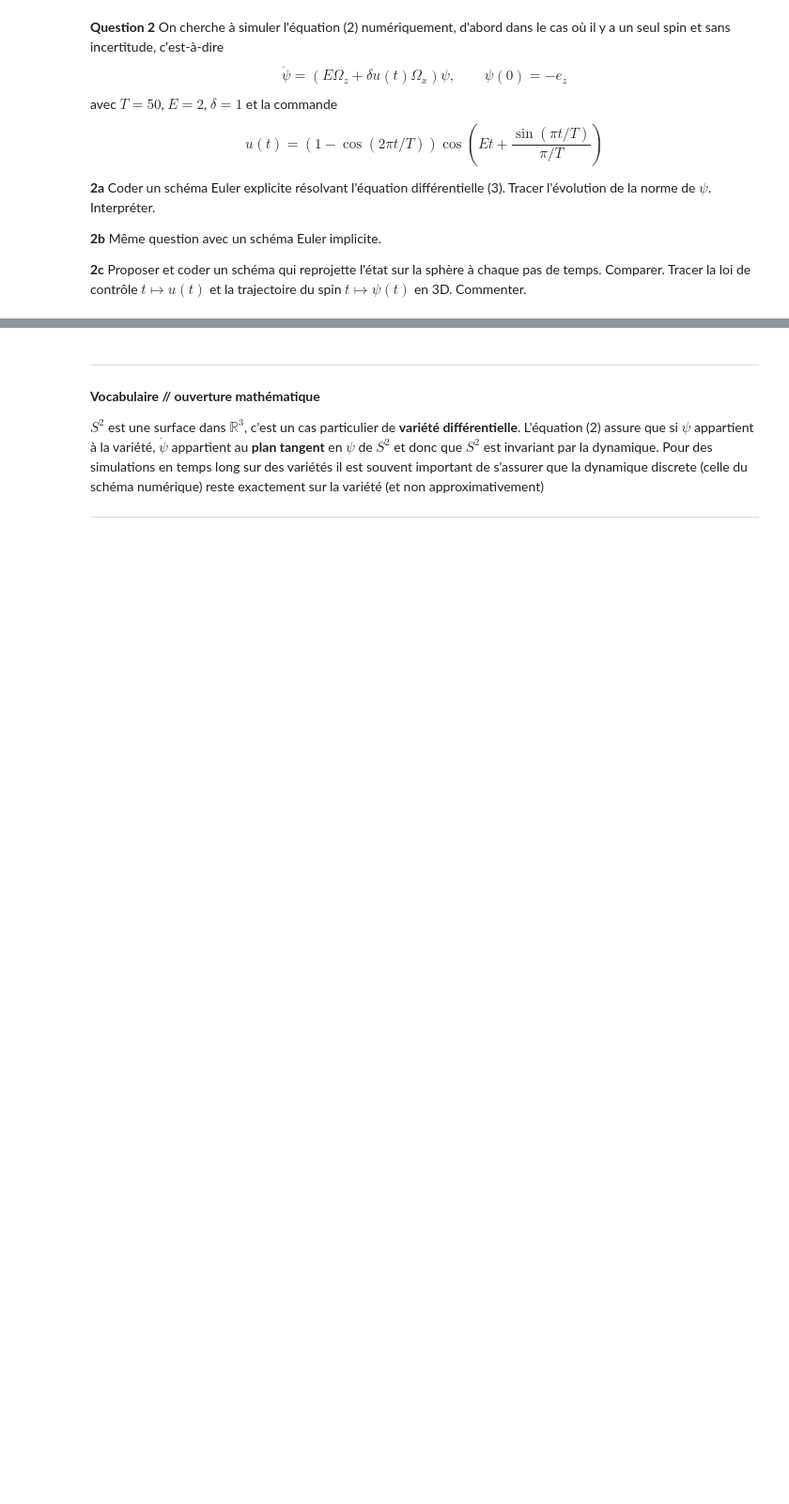
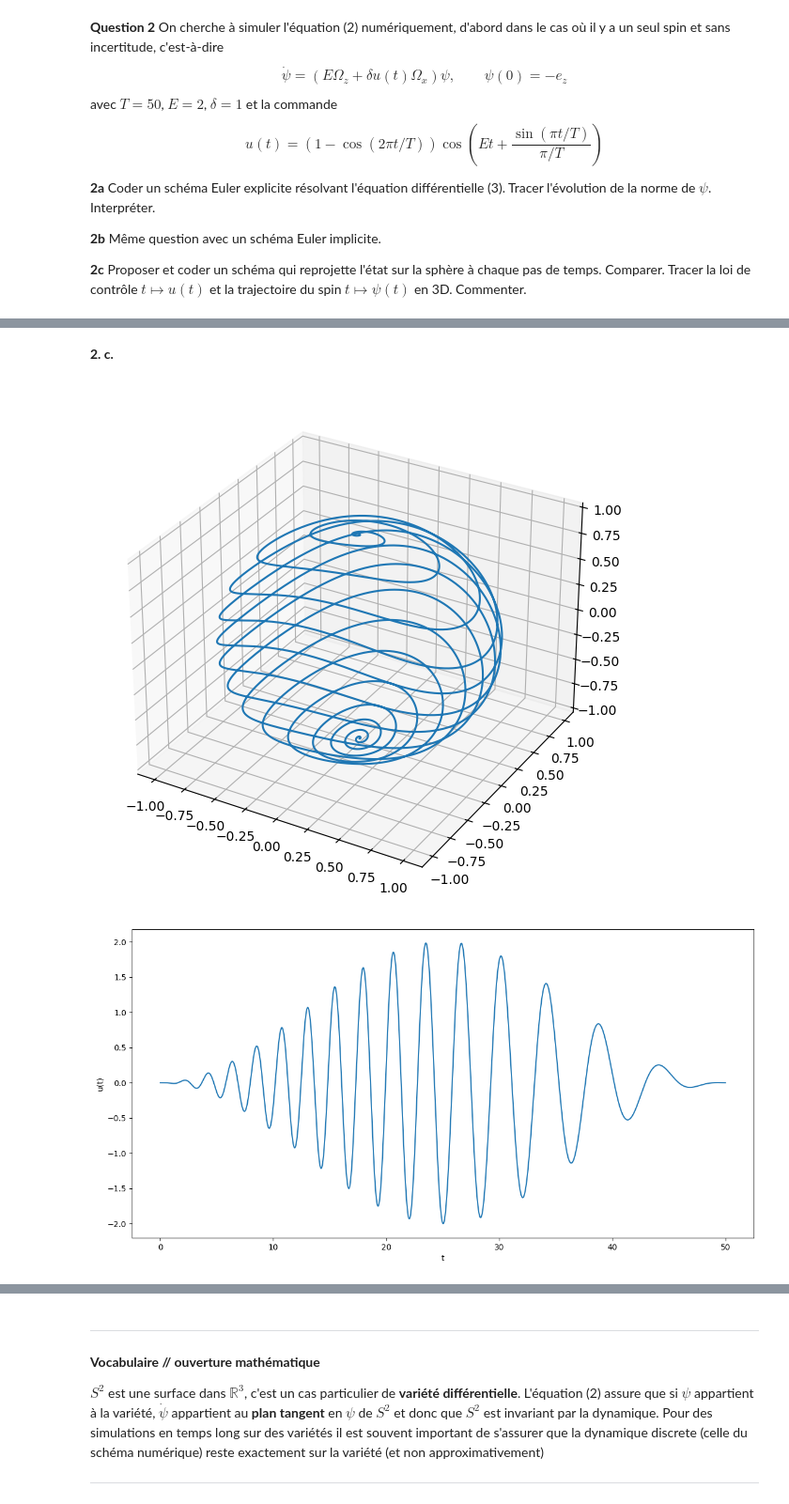
Before and after one commit to AdrienMtz/Projet_numerique_UE11-Groupe_36, a Jupyter notebook: redaction.ipynb, the cells around one changed output, grey strips where cells are left out. Shown at 94% size. Saved outputs shown, nothing was run; the diff lists cells and outputs as text; code cells hidden in the pictures; blank space fills up the shorter version.

```diff
--- a/redaction.ipynb
+++ b/redaction.ipynb
@@ -167,0 +243,7 @@ def euler_projete(psi_0,t_0,t_f,E,delta,dt):
+# %% [markdown]
+__2. c.__
+# %%
+euler_projete(psi_0, 0, T, E, delta, dt)
+# %% [output]
+[figure, added]
+[figure, added]
```
Also changed, not shown: parts of 17 cells of this notebook, 1 other file.
